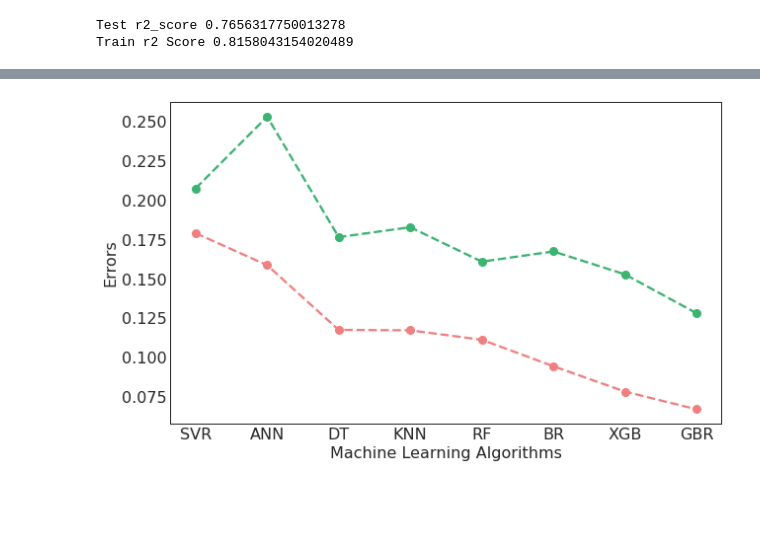
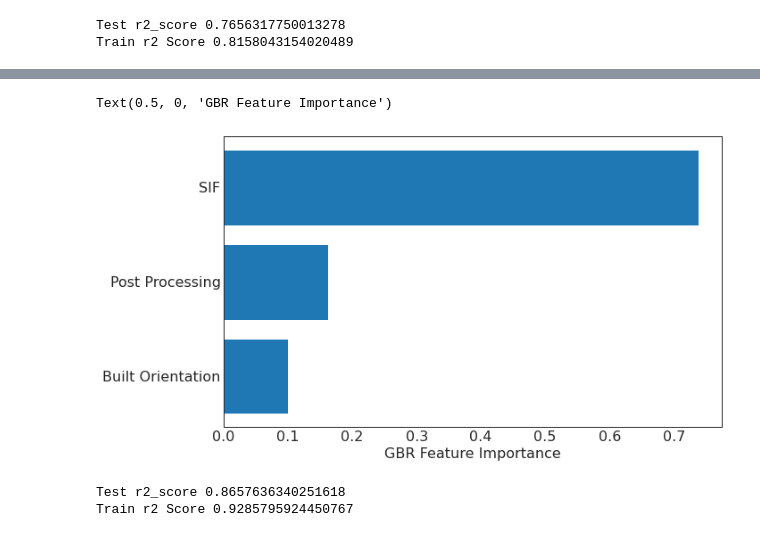
Before and after one commit to Sujal-vajire/Machine-learning-models, a Jupyter notebook: Comparative_Study_of_Various_Machine_Learning_Models_to_Predict_Fatigue_Crack_Growth_Rate.ipynb, the cells around one changed output, grey strips where cells are left out. Saved outputs shown, nothing was run; the diff lists cells and outputs as text; code cells hidden in the pictures; blank space fills up the shorter version.

```diff
--- a/Comparative_Study_of_Various_Machine_Learning_Models_to_Predict_Fatigue_Crack_Growth_Rate.ipynb
+++ b/Comparative_Study_of_Various_Machine_Learning_Models_to_Predict_Fatigue_Crack_Growth_Rate.ipynb
@@ -467,20 +392,41 @@ plt.show()
 # %%
-Data = pd.read_excel('R2.xlsx')
-Model = Data.iloc[:, -1].values
-MAE = Data.iloc[:, -2].values
-MSE = Data.iloc[:, -3].values
-R2 = Data.iloc[:, -4].values
+# Data = pd.read_excel('R2.xlsx')
+# Model = Data.iloc[:, -1].values
+# MAE = Data.iloc[:, -2].values
+# MSE = Data.iloc[:, -3].values
+# R2 = Data.iloc[:, -4].values
 
-f = plt.figure()
-f.set_figwidth(10)
-f.set_figheight(6)
+# f = plt.figure()
+# f.set_figwidth(10)
+# f.set_figheight(6)
 
-plt.xlabel('Machine Learning Algorithms')
-plt.ylabel('Errors')
+# plt.xlabel('Machine Learning Algorithms')
+# plt.ylabel('Errors')
 
-plt.plot(Model, MAE, marker = "o", markersize=8, linestyle='dashed', linewidth=2.3 , color= 'mediumseagreen' )
-plt.plot(Model, MSE, marker = "o", markersize=8, linestyle='dashed', linewidth=2.3 , color= 'lightcoral')
-plt.savefig("MAE&MSE.png", format="png", dpi=600)
-plt.show()
+# plt.plot(Model, MAE, marker = "o", markersize=8, linestyle='dashed', linewidth=2.3 , color= 'mediumseagreen' )
+# plt.plot(Model, MSE, marker = "o", markersize=8, linestyle='dashed', linewidth=2.3 , color= 'lightcoral')
+# plt.savefig("MAE&MSE.png", format="png", dpi=600)
+# plt.show()
-# %% [output]
-[figure, removed]
+# %%
+from sklearn.inspection import permutation_importance
+perm_importance = permutation_importance(gbr, x_test, y_test)
+sorted_idx = perm_importance.importances_mean.argsort()
+f = plt.figure()
+f.set_figwidth(10)
+f.set_figheight(6)
+plt.barh(df.columns[sorted_idx], gbr.feature_importances_[sorted_idx])
+plt.xlabel("GBR Feature Importance")
+# %% [output]
+Text(0.5, 0, 'GBR Feature Importance')
+[figure, added]
+# %%
+gbr2_params = {'n_estimators': 100,
+          'max_depth': 3,
+          'loss': 'ls'}
+gbr2 = GradientBoostingRegressor(**gbr2_params)
+gbr2.fit(x_train, y_train)
+print('Test r2_score',r2_score(y_test,gbr2.predict(x_test)))
+print('Train r2 Score',r2_score(y_train,gbr2.predict(x_train)))
+# %% [output]
+Test r2_score 0.8657636340251618
+Train r2 Score 0.9285795924450767
```
Also changed, not shown: parts of 22 cells of this notebook.
